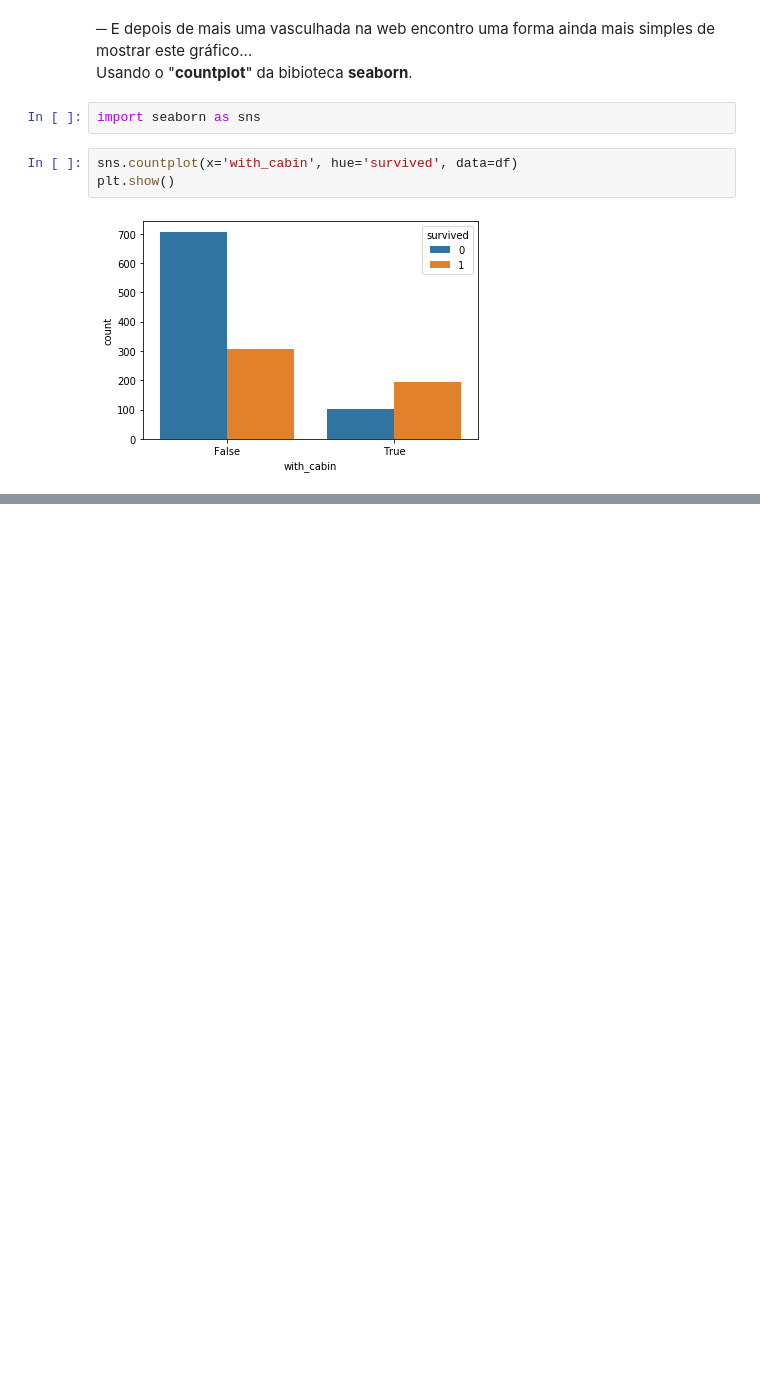
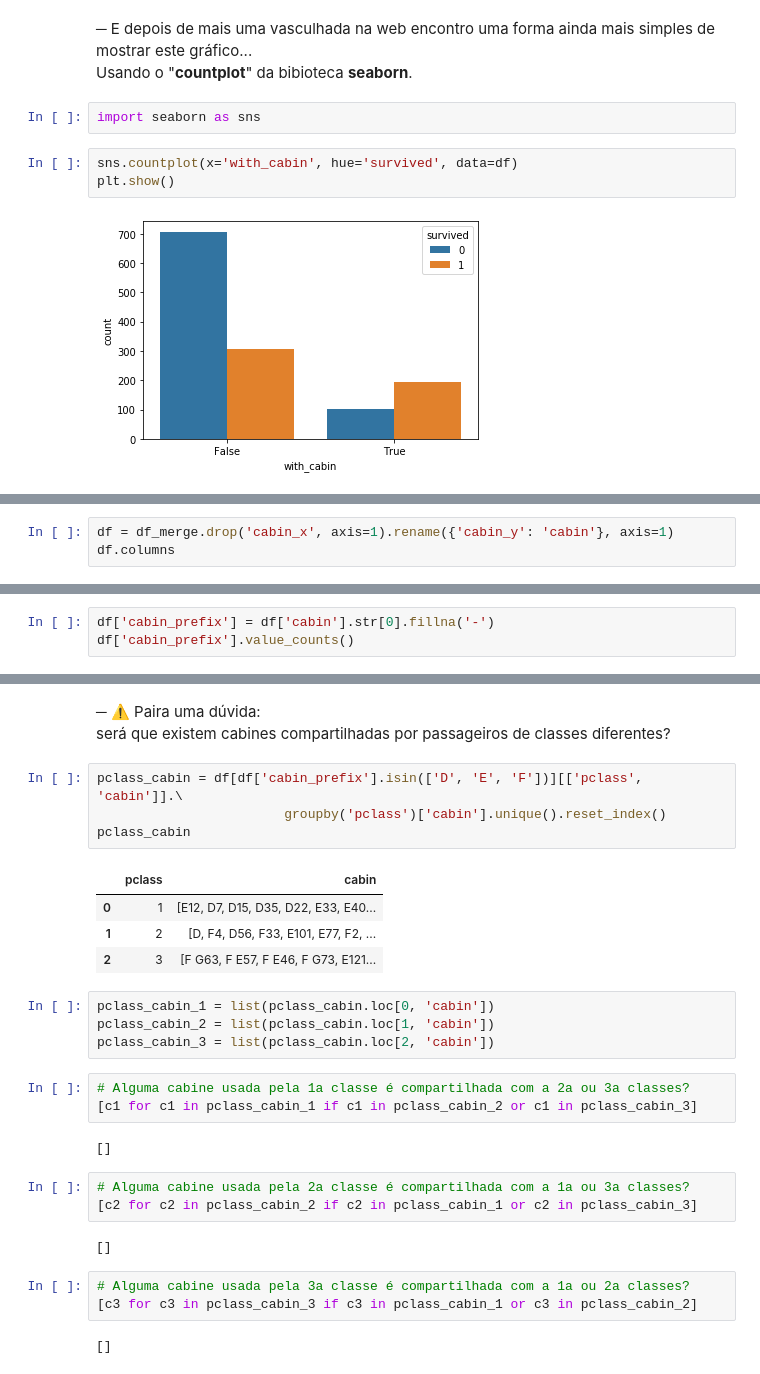
Before and after one commit to washolive/data-science, a Jupyter notebook: tratando_dados_ausentes.ipynb, the cells around one changed output, grey strips where cells are left out. Saved outputs shown, nothing was run; the diff lists cells and outputs as text; blank space fills up the shorter version.

```diff
--- a/tratando_dados_ausentes.ipynb
+++ b/tratando_dados_ausentes.ipynb
@@ -409,0 +503,3 @@ plt.show()
+# %%
+df = df_merge.drop('cabin_x', axis=1).rename({'cabin_y': 'cabin'}, axis=1)
+df.columns
@@ -409,0 +602,3 @@ plt.show()
+# %%
+df['cabin_prefix'] = df['cabin'].str[0].fillna('-')
+df['cabin_prefix'].value_counts()
@@ -409,0 +659,31 @@ plt.show()
+# %% [markdown]
+─ ⚠️ Paira uma dúvida:
+será que existem cabines compartilhadas por passageiros de classes diferentes?
+# %%
+pclass_cabin = df[df['cabin_prefix'].isin(['D', 'E', 'F'])][['pclass', 'cabin']].\
+                        groupby('pclass')['cabin'].unique().reset_index()
+pclass_cabin
+# %% [output]
+|  | pclass | cabin |
+| 0 | 1 | [E12, D7, D15, D35, D22, E33, E40... |
+| 1 | 2 | [D, F4, D56, F33, E101, E77, F2, ... |
+| 2 | 3 | [F G63, F E57, F E46, F G73, E121... |
+# %%
+pclass_cabin_1 = list(pclass_cabin.loc[0, 'cabin'])
+pclass_cabin_2 = list(pclass_cabin.loc[1, 'cabin'])
+pclass_cabin_3 = list(pclass_cabin.loc[2, 'cabin'])
+# %%
+# Alguma cabine usada pela 1a classe é compartilhada com a 2a ou 3a classes?
+[c1 for c1 in pclass_cabin_1 if c1 in pclass_cabin_2 or c1 in pclass_cabin_3]
+# %% [output]
+[]
+# %%
+# Alguma cabine usada pela 2a classe é compartilhada com a 1a ou 3a classes?
+[c2 for c2 in pclass_cabin_2 if c2 in pclass_cabin_1 or c2 in pclass_cabin_3]
+# %% [output]
+[]
+# %%
+# Alguma cabine usada pela 3a classe é compartilhada com a 1a ou 2a classes?
+[c3 for c3 in pclass_cabin_3 if c3 in pclass_cabin_1 or c3 in pclass_cabin_2]
+# %% [output]
+[]
```
Also changed, not shown: parts of 45 cells of this notebook, 3 other files.
